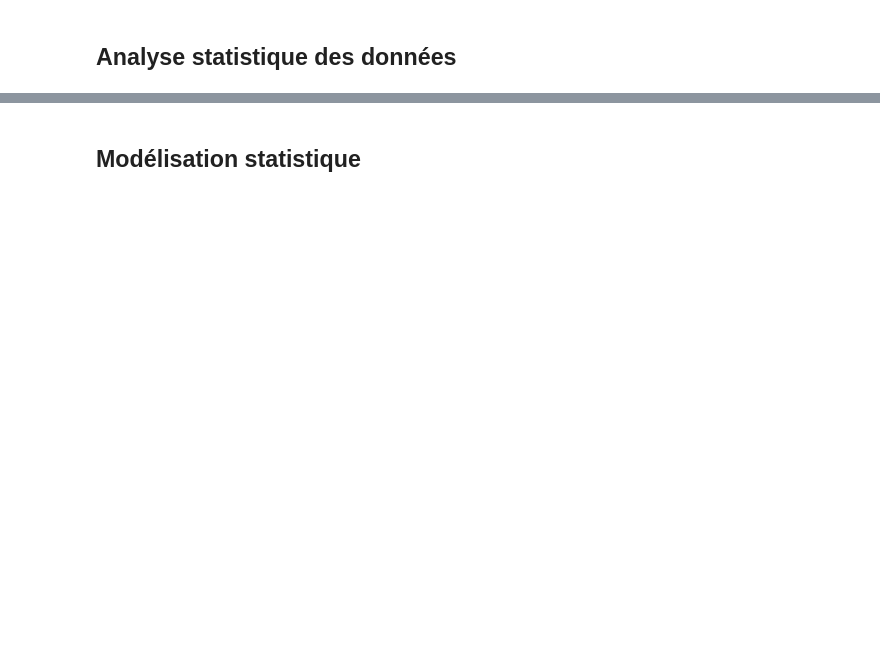
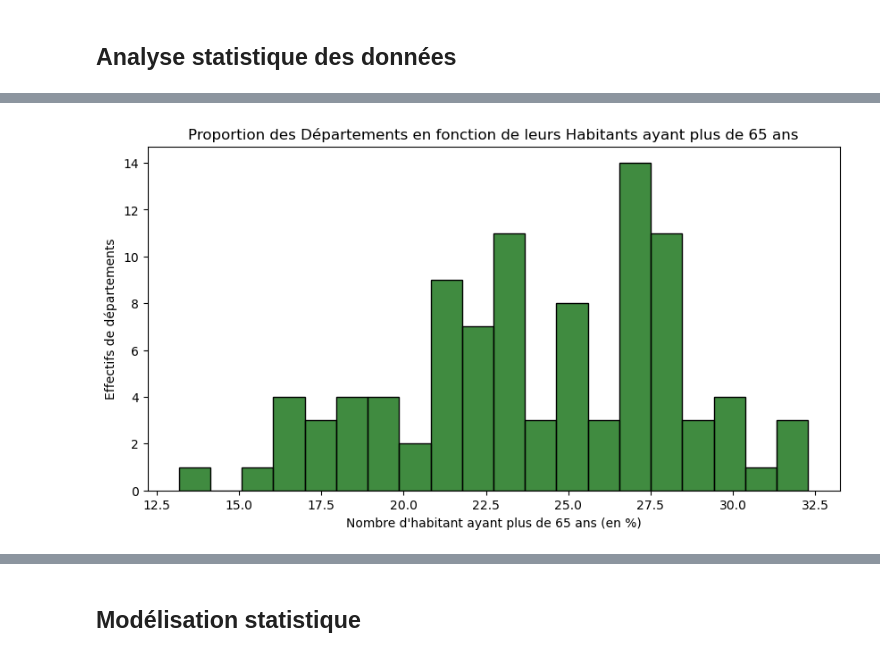
Before and after one commit to gabrielfrancois/DS_Covid, a Jupyter notebook: main.ipynb, the cells around one changed output, grey strips where cells are left out. Cells and saved outputs as stored; diff of their text form; code cells hidden in the pictures; blank space fills up the shorter version.

```diff
--- a/main.ipynb
+++ b/main.ipynb
@@ -63,2 +66,4 @@ df_final.head()
 # %% [markdown]
 ## Analyse statistique des données
+# %%
+df_visu = df_final.copy()
@@ -64,0 +74,10 @@ df_final.head()
+# %%
+plus_de_65 = df_visu["65 ans ou plus.1"]
+plt.figure(figsize=(10,5))
+sns.histplot(plus_de_65, bins=20, kde=None, color="darkgreen")
+plt.title("Proportion des Départements en fonction de leurs Habitants ayant plus de 65 ans")
+plt.xlabel("Nombre d\'habitant ayant plus de 65 ans (en %)")
+plt.ylabel("Effectifs de départements")
+plt.show()
+# %% [output]
+[figure, added]
```
Also changed, not shown: parts of 14 cells of this notebook, 1 other file.
